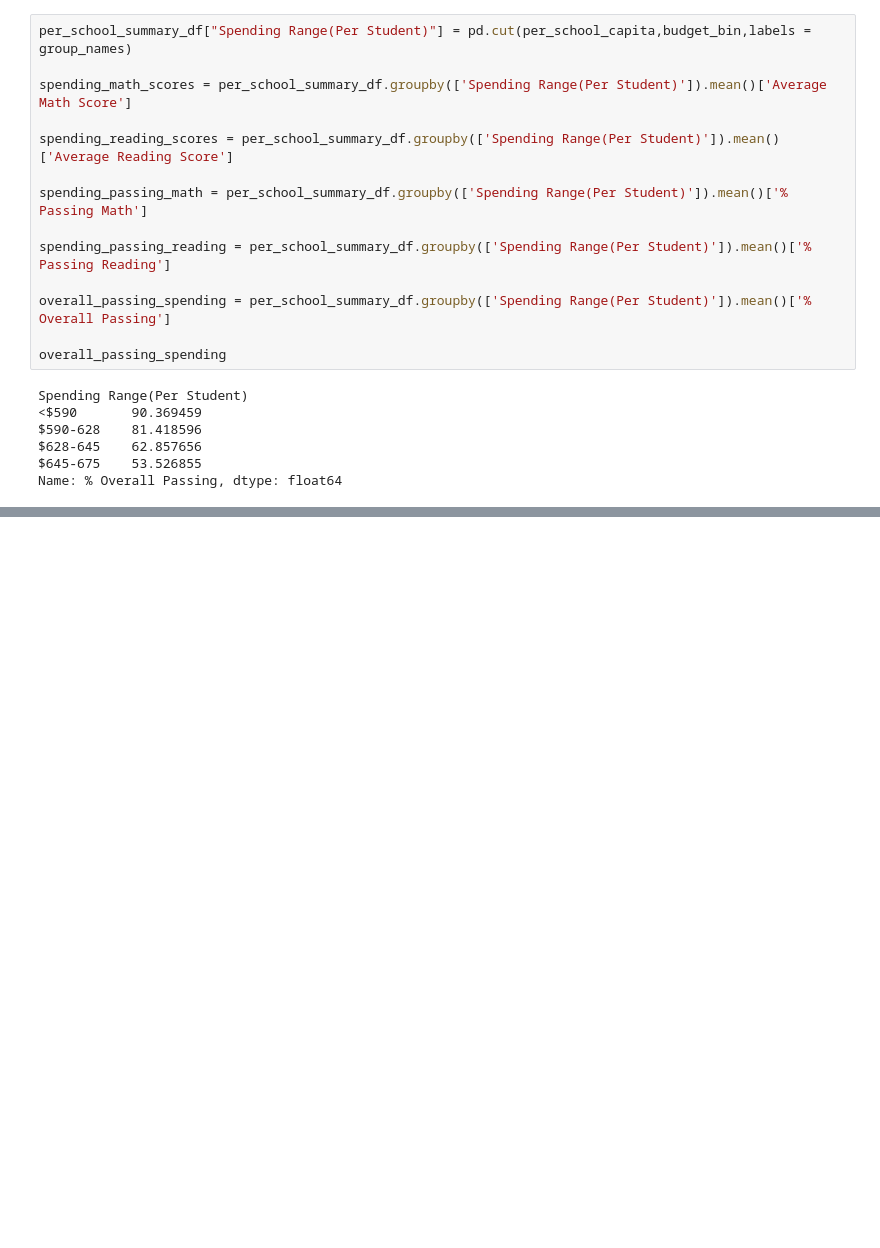
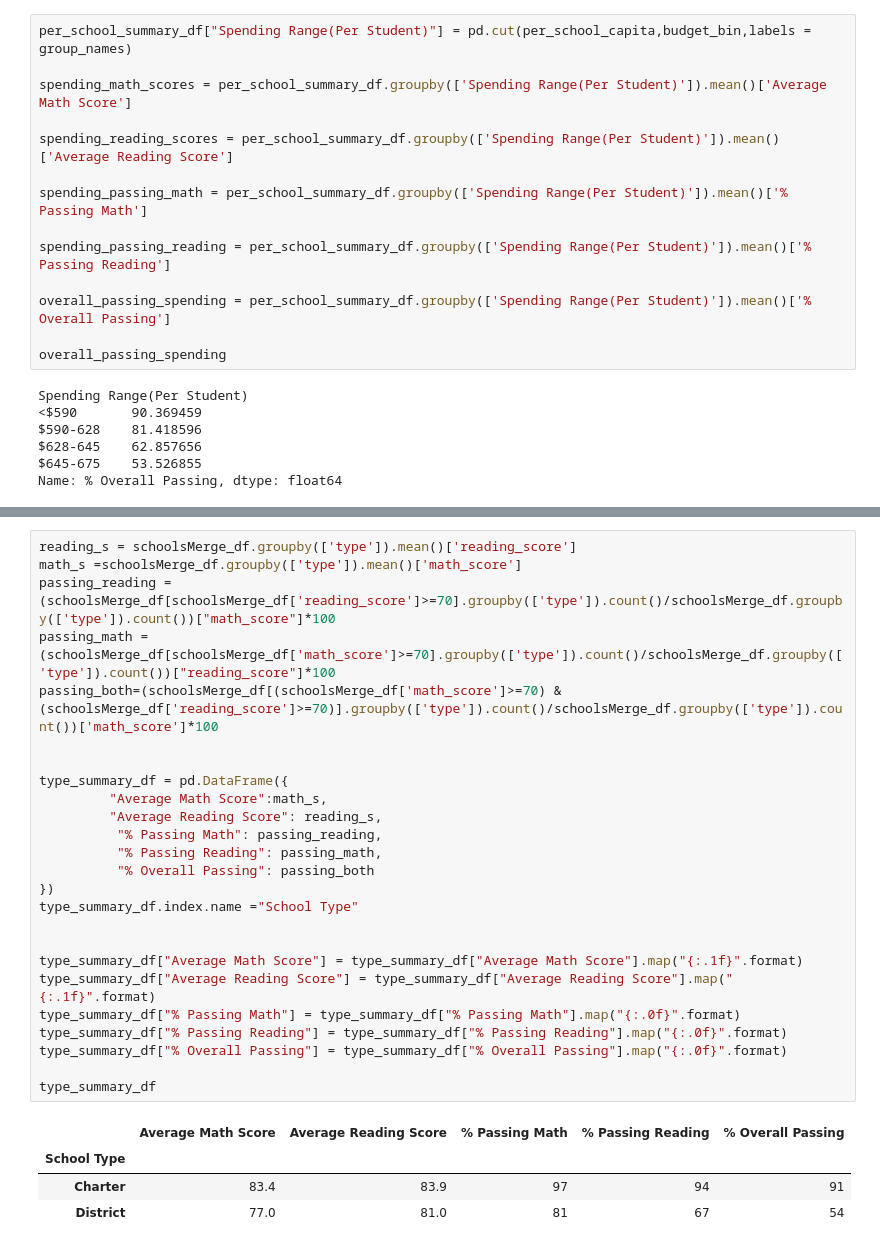
Before and after one commit to ftjyangf/School_District_Analysis, a Jupyter notebook: PyCitySchools.ipynb, the cells around one changed output, grey strips where cells are left out. Drawn from its saved outputs; the diff is of its cells as text; blank space fills up the shorter version.

Commit message:
score by school type

```diff
--- a/PyCitySchools.ipynb
+++ b/PyCitySchools.ipynb
@@ -530,3 +530,33 @@ size_summary_df
 | Small(<1000) | 83.8 | 83.9 | 94 | 96 | 90 |
 | Medium(1000-2000) | 83.4 | 83.9 | 94 | 97 | 91 |
 | Large(2000-5000) | 77.7 | 81.3 | 70 | 83 | 58 |
+# %%
+reading_s = schoolsMerge_df.groupby(['type']).mean()['reading_score']
+math_s =schoolsMerge_df.groupby(['type']).mean()['math_score']
+passing_reading =(schoolsMerge_df[schoolsMerge_df['reading_score']>=70].groupby(['type']).count()/schoolsMerge_df.groupby(['type']).count())["math_score"]*100
+passing_math =(schoolsMerge_df[schoolsMerge_df['math_score']>=70].groupby(['type']).count()/schoolsMerge_df.groupby(['type']).count())["reading_score"]*100
+passing_both=(schoolsMerge_df[(schoolsMerge_df['math_score']>=70) & (schoolsMerge_df['reading_score']>=70)].groupby(['type']).count()/schoolsMerge_df.groupby(['type']).count())['math_score']*100
+
+
+type_summary_df = pd.DataFrame({
+         "Average Math Score":math_s,
+         "Average Reading Score": reading_s,
+          "% Passing Math": passing_reading,
+          "% Passing Reading": passing_math,
+          "% Overall Passing": passing_both
+})
+type_summary_df.index.name ="School Type"
+
+
+type_summary_df["Average Math Score"] = type_summary_df["Average Math Score"].map("{:.1f}".format)
+type_summary_df["Average Reading Score"] = type_summary_df["Average Reading Score"].map("{:.1f}".format)
+type_summary_df["% Passing Math"] = type_summary_df["% Passing Math"].map("{:.0f}".format)
+type_summary_df["% Passing Reading"] = type_summary_df["% Passing Reading"].map("{:.0f}".format)
+type_summary_df["% Overall Passing"] = type_summary_df["% Overall Passing"].map("{:.0f}".format)
+
+type_summary_df
+# %% [output]
+|  | Average Math Score | Average Reading Score | % Passing Math | % Passing Reading | % Overall Passing |
+| School Type |  |  |  |  |  |
+| Charter | 83.4 | 83.9 | 97 | 94 | 91 |
+| District | 77.0 | 81.0 | 81 | 67 | 54 |
```
